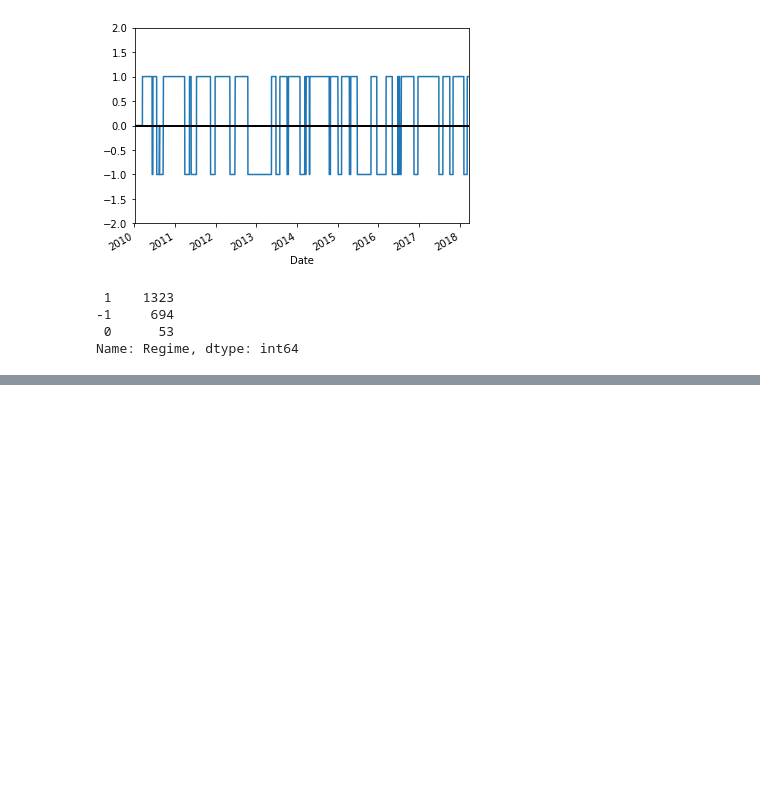
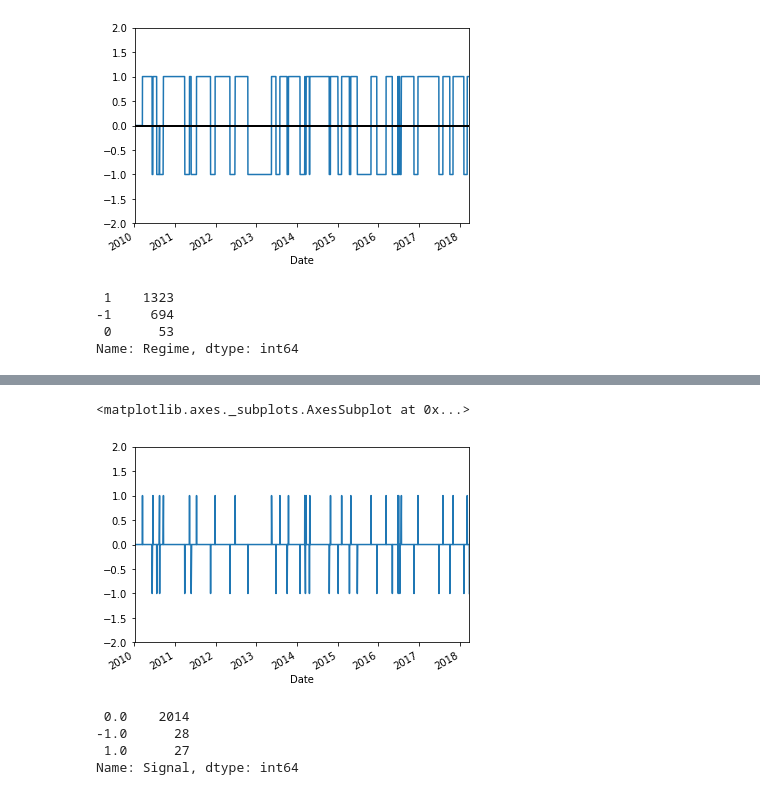
Before and after one commit to DerekLoveCC/Writings, a Jupyter notebook: Fintech_Wechat/Code/StockDataAnalysisWithPython/StockDataAnalysisWithPython.ipynb, the cells around one changed output, grey strips where cells are left out. Cells and saved outputs as stored; diff of their text form; code cells hidden in the pictures; blank space fills up the shorter version.

```diff
--- a/Fintech_Wechat/Code/StockDataAnalysisWithPython/StockDataAnalysisWithPython.ipynb
+++ b/Fintech_Wechat/Code/StockDataAnalysisWithPython/StockDataAnalysisWithPython.ipynb
@@ -374,3 +374,11 @@ apple["Regime"].value_counts()
 -1     694
  0      53
 Name: Regime, dtype: int64
+# %%
+# To ensure that all trades close out, I temporarily change the regime of the last row to 0
+regime_orig = apple.loc[:, "Regime"].iloc[-1]
+apple.loc[:, "Regime"].iloc[-1] = 0
+apple["Signal"] = np.sign(apple["Regime"] - apple["Regime"].shift(1))
+# Restore original regime data
+apple.loc[:, "Regime"].iloc[-1] = regime_orig
+apple.tail()
@@ -376,0 +397,12 @@ Name: Regime, dtype: int64
+# %%
+apple["Signal"].plot(ylim = (-2, 2))
+# %% [output]
+<matplotlib.axes._subplots.AxesSubplot at 0x...>
+[figure, added]
+# %%
+apple["Signal"].value_counts()
+# %% [output]
+ 0.0    2014
+-1.0      28
+ 1.0      27
+Name: Signal, dtype: int64
```
Also changed, not shown: parts of 15 cells of this notebook, 8 other files.
